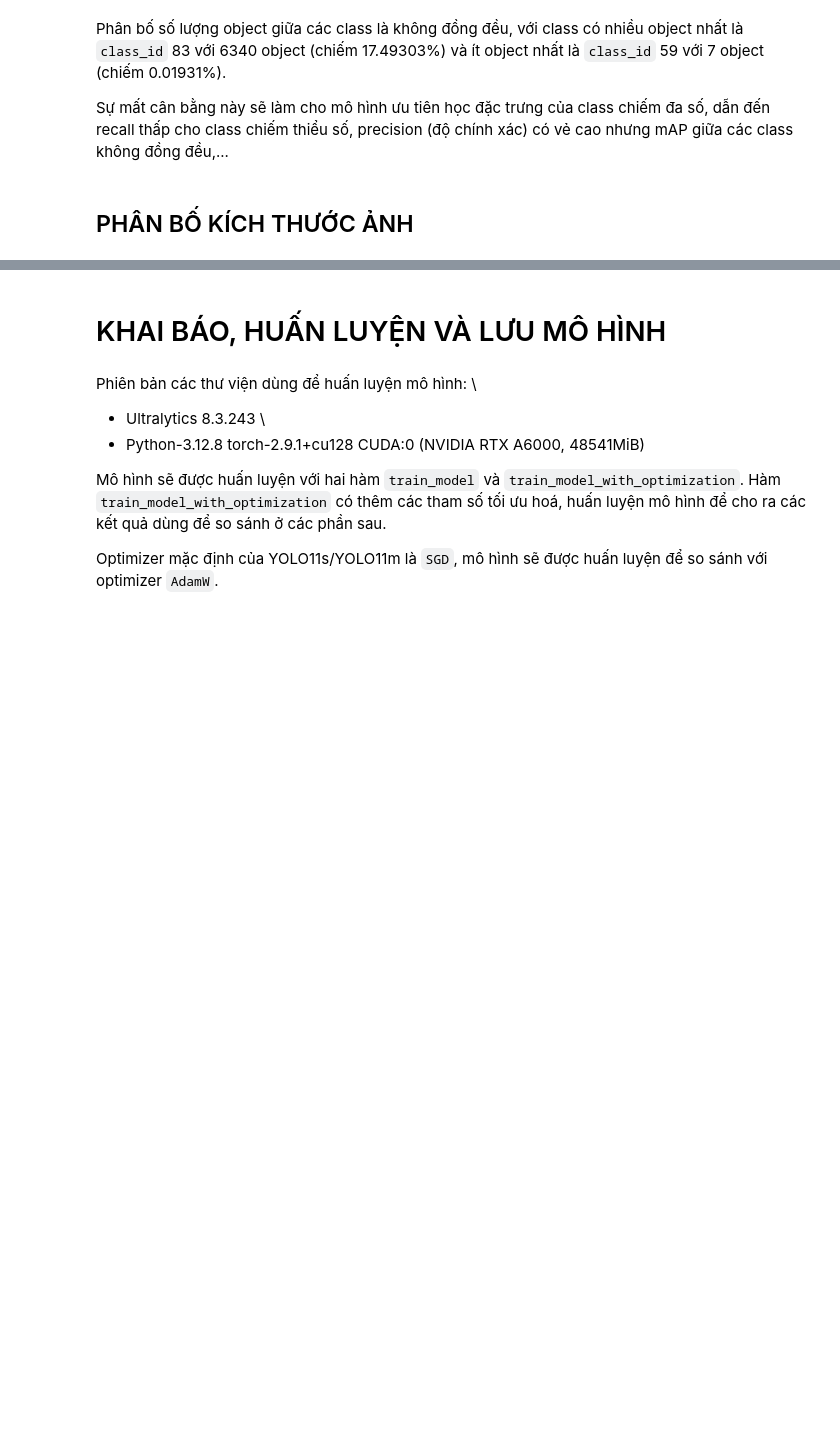
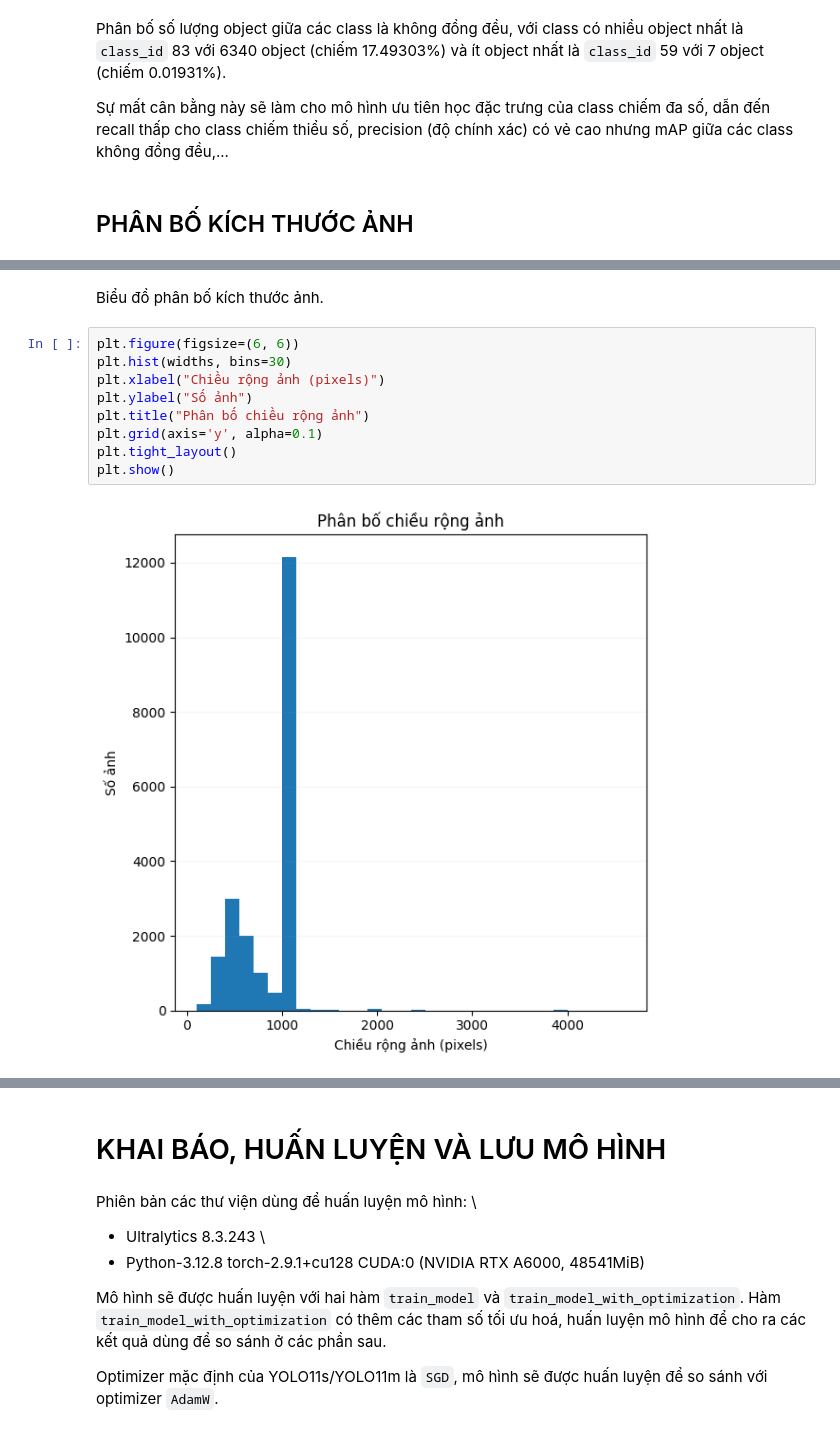
Before and after one commit to iam-BUDDYY/using-deep-learning-to-classify-animal-and-human-images, a Jupyter notebook: PROJECT REPORT.ipynb, the cells around one changed output, grey strips where cells are left out. Drawn from its saved outputs; the diff is of its cells as text; blank space fills up the shorter version.

```diff
--- a/PROJECT REPORT.ipynb
+++ b/PROJECT REPORT.ipynb
@@ -442 +459,14 @@ IMAGE_DIR = Path("dataset/complete_dataset/images/train")
+# %% [markdown]
+Biểu đồ phân bố kích thước ảnh.
+# %%
+plt.figure(figsize=(6, 6))
+plt.hist(widths, bins=30)
+plt.xlabel("Chiều rộng ảnh (pixels)")
+plt.ylabel("Số ảnh")
+plt.title("Phân bố chiều rộng ảnh")
+plt.grid(axis='y', alpha=0.1)
+plt.tight_layout()
+plt.show()
+# %% [output]
+[figure, added]
 # %%
```
Also changed, not shown: parts of 10 cells of this notebook, 1 other file.
